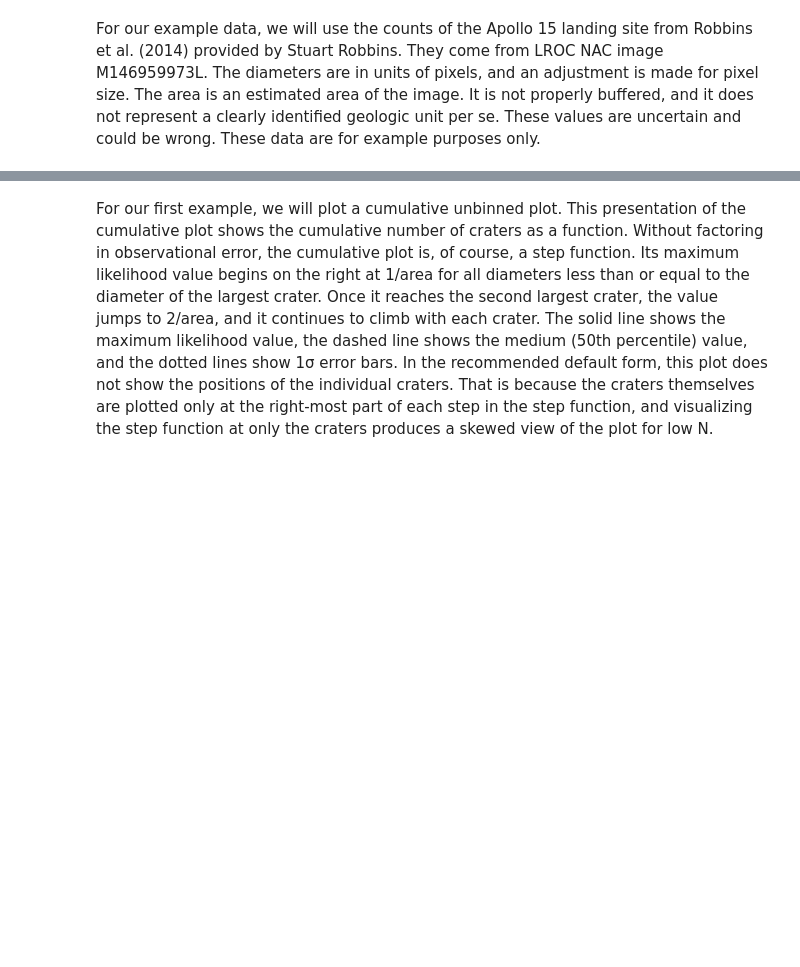
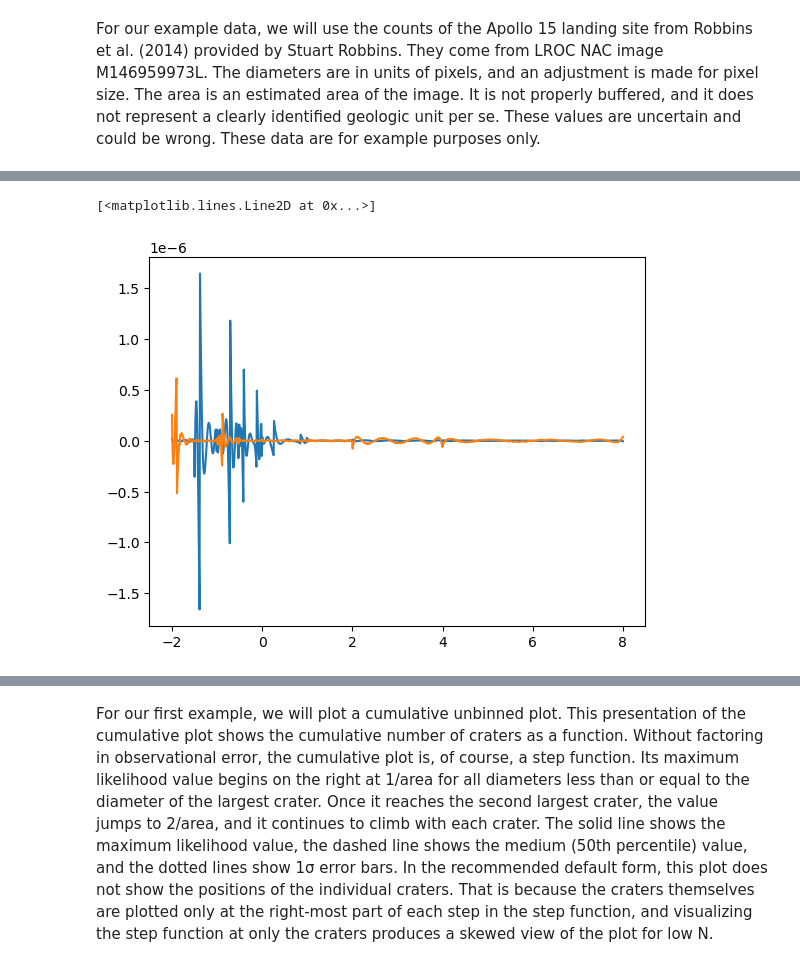
Before and after one commit to samwbell/craterdata, a Jupyter notebook: cratrcountr_plotting_example.ipynb, the cells around one changed output, grey strips where cells are left out. Drawn from its saved outputs; the diff is of its cells as text; code cells hidden in the pictures; blank space fills up the shorter version.

```diff
--- a/cratrcountr_plotting_example.ipynb
+++ b/cratrcountr_plotting_example.ipynb
@@ -21,0 +283,47 @@ area = 4000*2215*cfactor**2/1000000
+# %%
+class PiecewisePolynomialFit:
+
+    def __init__(self, fits, edges):
+        self.fits = fits
+        self.edges = edges
+
+    def apply(self, x):
+        x0 = self.edges[0]
+        x1 = self.edges[-1]
+        m0 = np.polyval(np.polyder(np.flip(self.fits[0].params)), x0)
+        m1 = np.polyval(np.polyder(np.flip(self.fits[-1].params)), x1)
+        b0 = self.fits[0].apply(x0) - m0 * x0
+        b1 = self.fits[-1].apply(x1) - m1 * x1
+        line0 = lambda x: m0 * x + b0
+        line1 = lambda x: m1 * x + b1
+        functions = [line0] + [fit.apply for fit in self.fits] + [line1]
+        conditions = [x < x0] + [
+            (x >= self.edges[i]) & (x <= self.edges[i + 1])
+            for i in range(self.edges.shape[0] - 1)
+        ] + [x > x1]
+        return np.piecewise(x, conditions, functions)
+# %%
+def get_PPFit(X, Y, edges, eq):
+    fits = [
+        get_fit(
+            eq,
+            X[(X >= edges[i]) & (X < edges[i + 1])],
+            Y[(X >= edges[i]) & (X < edges[i + 1])]
+        )
+        for i in range(edges.shape[0] - 1)
+    ]
+    return PiecewisePolynomialFit(fits, edges)
+# %%
+X = np.log10(N_array_fine)
+Y_lower = np.log10(error_bar_matrix_fine[:, 0])
+Y_upper = np.log10(error_bar_matrix_fine[:, 1])
+
+edges = np.array([-2, -1.5, -1, -0.5, 0, 1, 2, 4, 8])
+lower_PPFit = get_PPFit(X, Y_lower, edges, polynomial_degree_9)
+upper_PPFit = get_PPFit(X, Y_upper, edges, polynomial_degree_9)
+# %%
+plt.plot(X, Y_lower - lower_PPFit.apply(X))
+plt.plot(X, Y_upper - upper_PPFit.apply(X))
+# %% [output]
+[<matplotlib.lines.Line2D at 0x...>]
+[figure, added]
```
Also changed, not shown: parts of 18 cells of this notebook, 31 other files.
